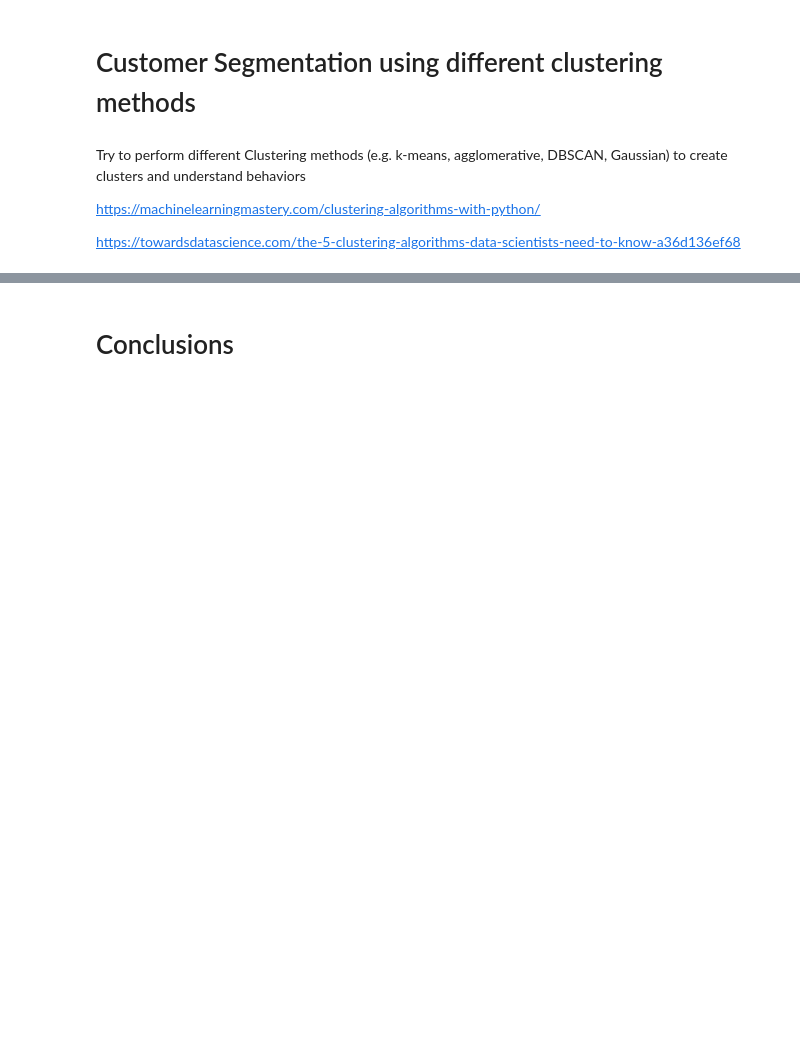
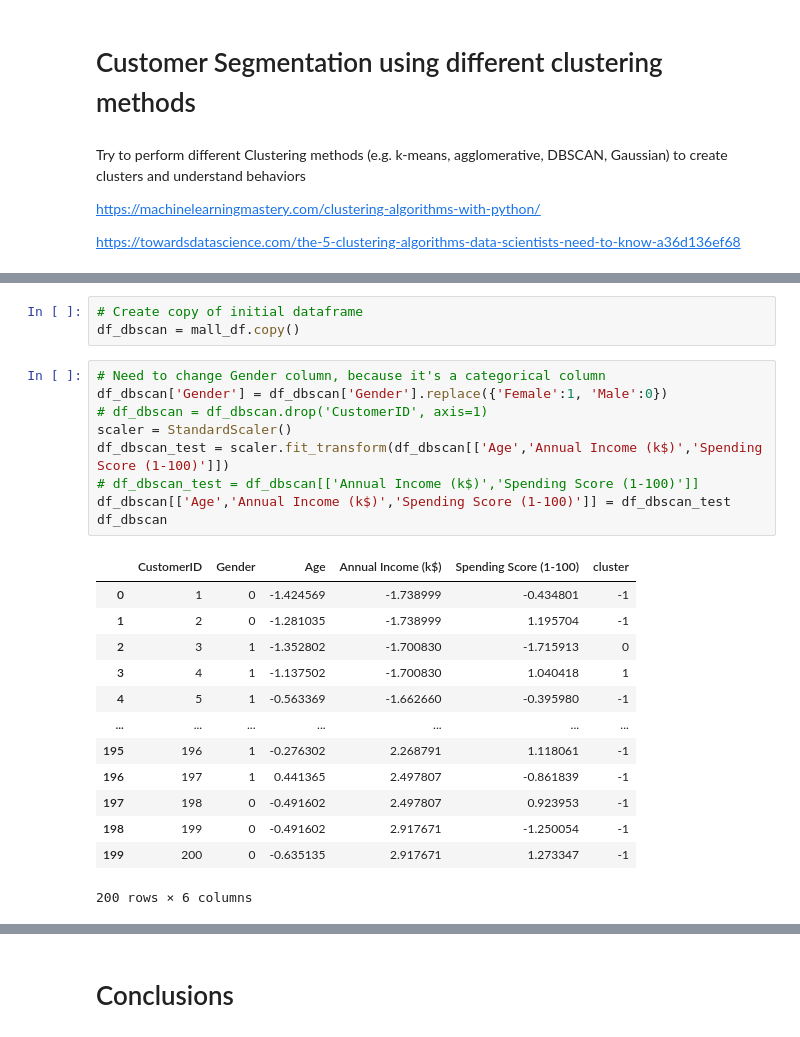
Before and after one commit to JonathanRaso/arturo_analyse_client, a Jupyter notebook: 02_mall_customers/02_understand_mall_customers.ipynb, the cells around one changed output, grey strips where cells are left out. Cells and saved outputs as stored; diff of their text form; blank space fills up the shorter version.

```diff
--- a/02_mall_customers/02_understand_mall_customers.ipynb
+++ b/02_mall_customers/02_understand_mall_customers.ipynb
@@ -110,0 +55,26 @@ sns.pairplot(df_dbscan, hue='cluster')
+# %%
+# Create copy of initial dataframe
+df_dbscan = mall_df.copy()
+# %%
+# Need to change Gender column, because it's a categorical column
+df_dbscan['Gender'] = df_dbscan['Gender'].replace({'Female':1, 'Male':0})
+# df_dbscan = df_dbscan.drop('CustomerID', axis=1)
+scaler = StandardScaler()
+df_dbscan_test = scaler.fit_transform(df_dbscan[['Age','Annual Income (k$)','Spending Score (1-100)']])
+# df_dbscan_test = df_dbscan[['Annual Income (k$)','Spending Score (1-100)']]
+df_dbscan[['Age','Annual Income (k$)','Spending Score (1-100)']] = df_dbscan_test
+df_dbscan
+# %% [output]
+|  | CustomerID | Gender | Age | Annual Income (k$) | Spending Score (1-100) | cluster |
+| 0 | 1 | 0 | -1.424569 | -1.738999 | -0.434801 | -1 |
+| 1 | 2 | 0 | -1.281035 | -1.738999 | 1.195704 | -1 |
+| 2 | 3 | 1 | -1.352802 | -1.700830 | -1.715913 | 0 |
+| 3 | 4 | 1 | -1.137502 | -1.700830 | 1.040418 | 1 |
+| 4 | 5 | 1 | -0.563369 | -1.662660 | -0.395980 | -1 |
+| ... | ... | ... | ... | ... | ... | ... |
+| 195 | 196 | 1 | -0.276302 | 2.268791 | 1.118061 | -1 |
+| 196 | 197 | 1 | 0.441365 | 2.497807 | -0.861839 | -1 |
+| 197 | 198 | 0 | -0.491602 | 2.497807 | 0.923953 | -1 |
+| 198 | 199 | 0 | -0.491602 | 2.917671 | -1.250054 | -1 |
+| 199 | 200 | 0 | -0.635135 | 2.917671 | 1.273347 | -1 |
+200 rows × 6 columns
```
Also changed, not shown: parts of 10 cells of this notebook.
